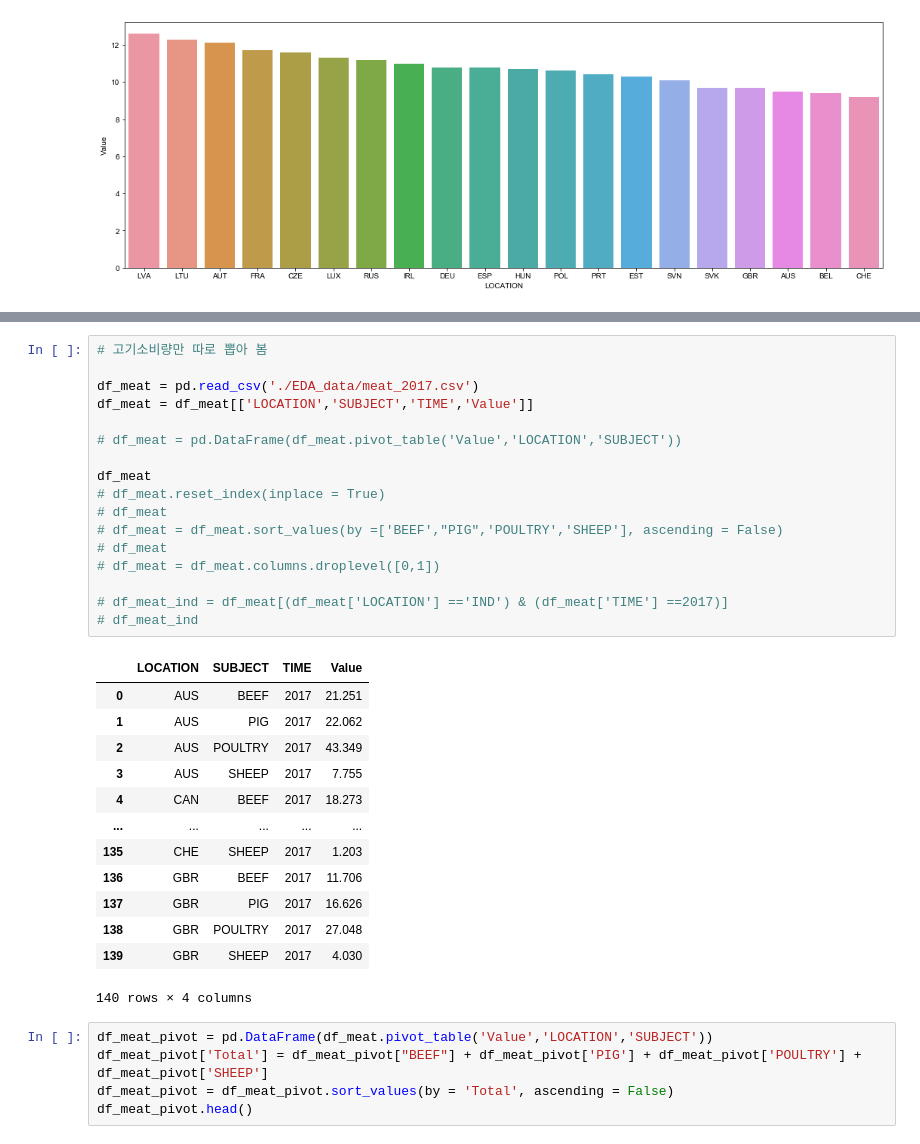
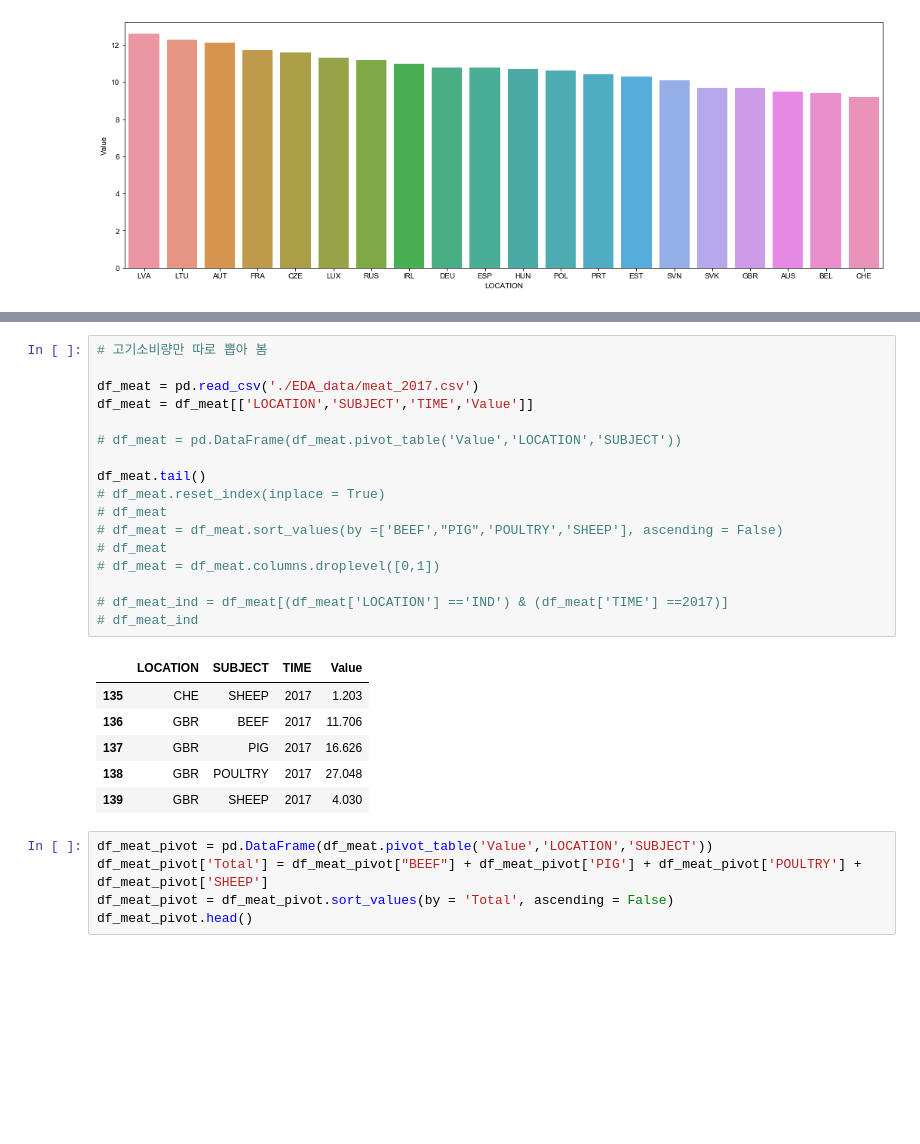
Before and after one commit to darenkim/dss_exercising, a Jupyter notebook: EDA_PROJECT_Worlddata/EDA_Health_IND_ver2.ipynb, the cells around one changed output, grey strips where cells are left out. Saved outputs shown, nothing was run; the diff lists cells and outputs as text; blank space fills up the shorter version.

```diff
--- a/EDA_PROJECT_Worlddata/EDA_Health_IND_ver2.ipynb
+++ b/EDA_PROJECT_Worlddata/EDA_Health_IND_ver2.ipynb
@@ -118,34 +137,27 @@ sns.barplot(x= 'LOCATION', y='Value', data = df_alcohol[::-1][:10])
 # %%
 # 고기소비량만 따로 뽑아 봄
 
 df_meat = pd.read_csv('./EDA_data/meat_2017.csv')
 df_meat = df_meat[['LOCATION','SUBJECT','TIME','Value']]
 
 # df_meat = pd.DataFrame(df_meat.pivot_table('Value','LOCATION','SUBJECT'))
 
-df_meat
+df_meat.tail()
 # df_meat.reset_index(inplace = True)
 # df_meat
 # df_meat = df_meat.sort_values(by =['BEEF',"PIG",'POULTRY','SHEEP'], ascending = False)
 # df_meat
 # df_meat = df_meat.columns.droplevel([0,1])
 
 # df_meat_ind = df_meat[(df_meat['LOCATION'] =='IND') & (df_meat['TIME'] ==2017)]
 # df_meat_ind
 # %% [output]
 |  | LOCATION | SUBJECT | TIME | Value |
-| 0 | AUS | BEEF | 2017 | 21.251 |
-| 1 | AUS | PIG | 2017 | 22.062 |
-| 2 | AUS | POULTRY | 2017 | 43.349 |
-| 3 | AUS | SHEEP | 2017 | 7.755 |
-| 4 | CAN | BEEF | 2017 | 18.273 |
-| ... | ... | ... | ... | ... |
 | 135 | CHE | SHEEP | 2017 | 1.203 |
 | 136 | GBR | BEEF | 2017 | 11.706 |
 | 137 | GBR | PIG | 2017 | 16.626 |
 | 138 | GBR | POULTRY | 2017 | 27.048 |
 | 139 | GBR | SHEEP | 2017 | 4.030 |
-140 rows × 4 columns
 # %%
 df_meat_pivot = pd.DataFrame(df_meat.pivot_table('Value','LOCATION','SUBJECT'))
 df_meat_pivot['Total'] = df_meat_pivot["BEEF"] + df_meat_pivot['PIG'] + df_meat_pivot['POULTRY'] + df_meat_pivot['SHEEP']
```
Also changed, not shown: parts of 18 cells of this notebook.
